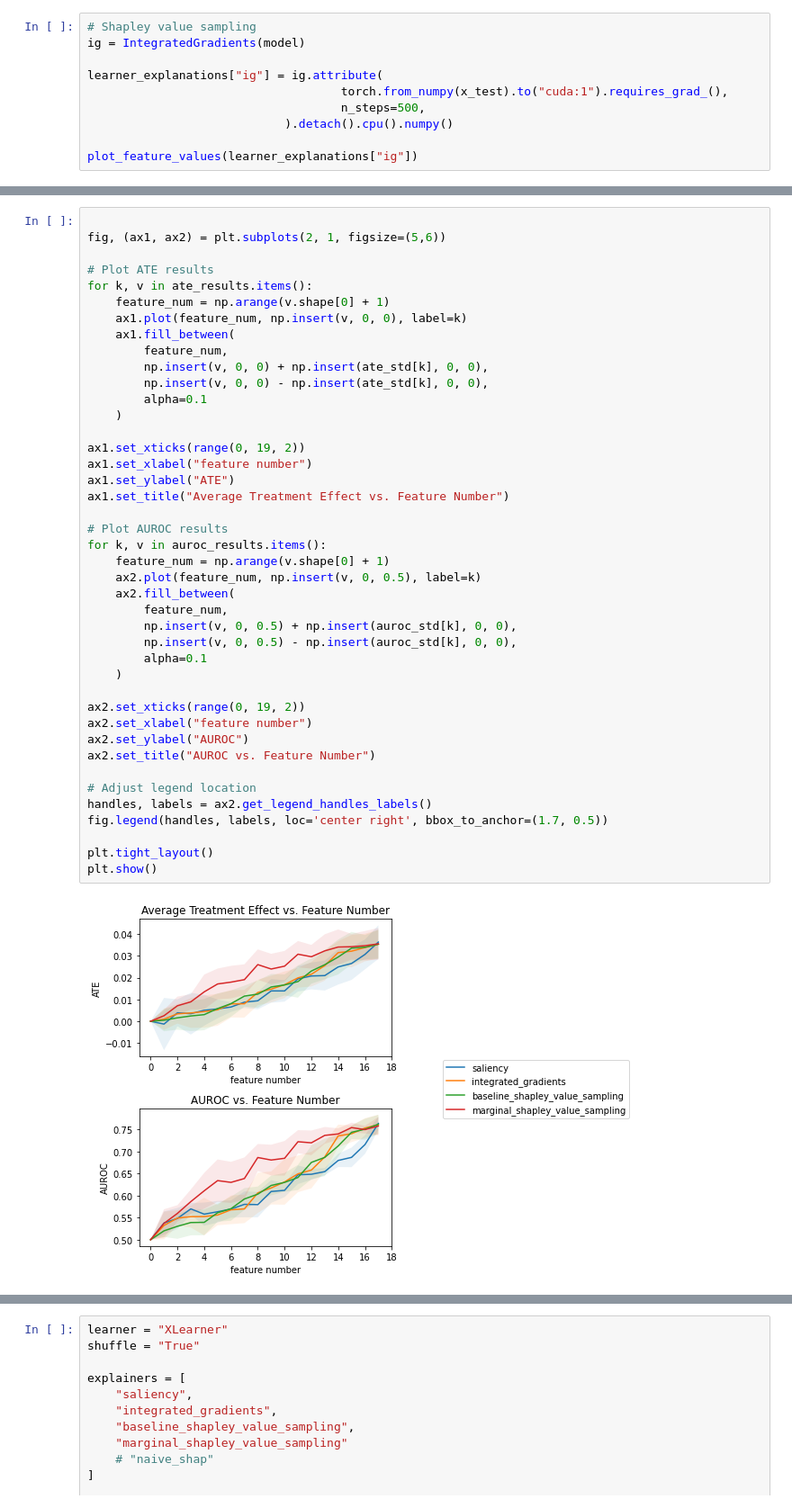
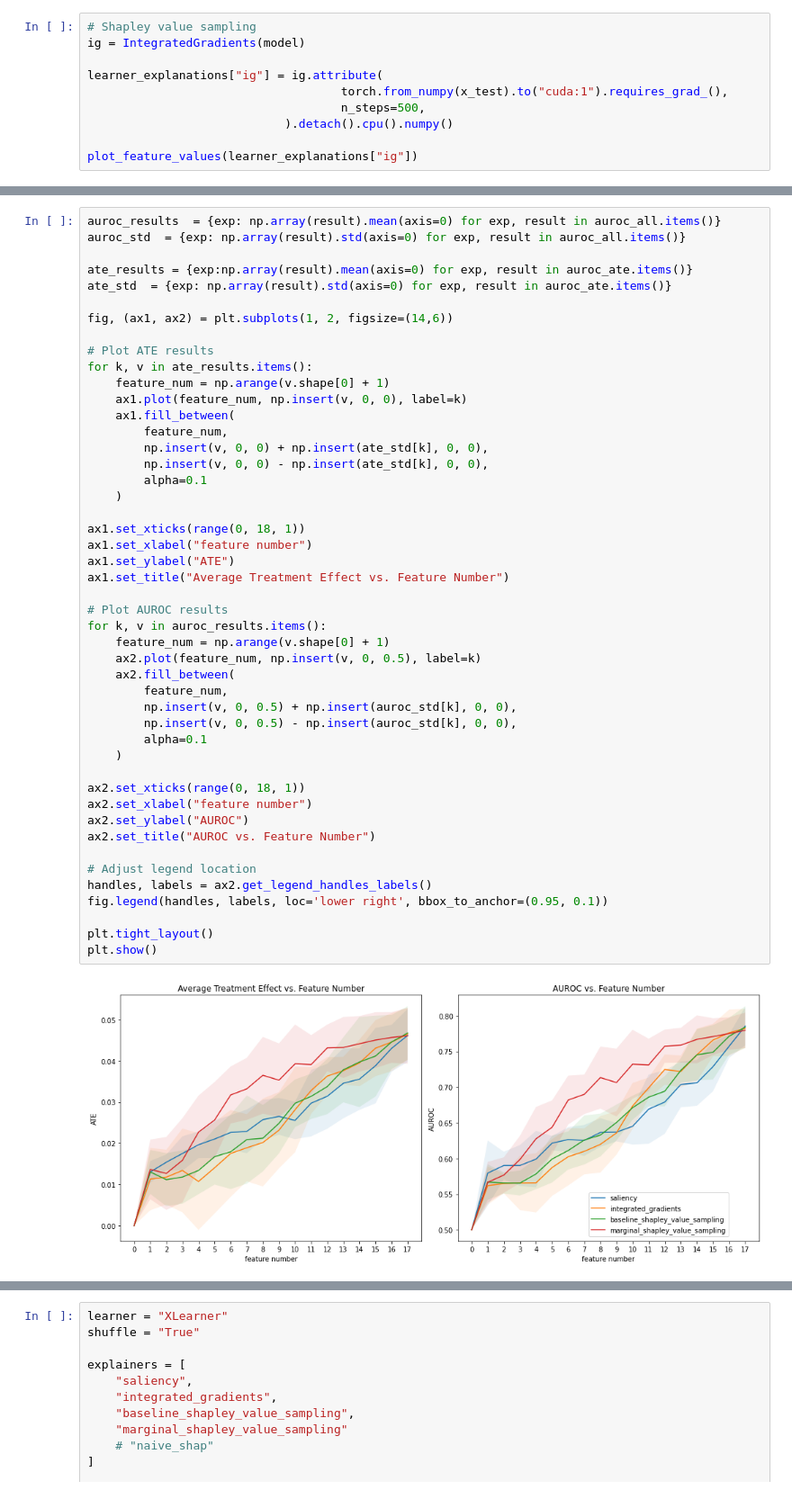
Before and after one commit to q8888620002/LIFT-XAI, a Jupyter notebook: ist3.ipynb, the cells around one changed output, grey strips where cells are left out. Shown at 90% size. Cells and saved outputs as stored; diff of their text form.

```diff
--- a/ist3.ipynb
+++ b/ist3.ipynb
@@ -1098,6 +1070,11 @@ ate_std  = {exp: np.array(result).std(axis=0) for exp, result in auroc_ate.items
 # %%
+auroc_results  = {exp: np.array(result).mean(axis=0) for exp, result in auroc_all.items()}
+auroc_std  = {exp: np.array(result).std(axis=0) for exp, result in auroc_all.items()}
 
-fig, (ax1, ax2) = plt.subplots(2, 1, figsize=(5,6))
+ate_results = {exp:np.array(result).mean(axis=0) for exp, result in auroc_ate.items()}
+ate_std  = {exp: np.array(result).std(axis=0) for exp, result in auroc_ate.items()}
+
+fig, (ax1, ax2) = plt.subplots(1, 2, figsize=(14,6))
 
 # Plot ATE results
 for k, v in ate_results.items():
@@ -1108,34 +1085,34 @@ for k, v in ate_results.items():
         np.insert(v, 0, 0) + np.insert(ate_std[k], 0, 0),
         np.insert(v, 0, 0) - np.insert(ate_std[k], 0, 0),
         alpha=0.1
     )
 
-ax1.set_xticks(range(0, 19, 2))
+ax1.set_xticks(range(0, 18, 1))
 ax1.set_xlabel("feature number")
 ax1.set_ylabel("ATE")
 ax1.set_title("Average Treatment Effect vs. Feature Number")
 
 # Plot AUROC results
 for k, v in auroc_results.items():
     feature_num = np.arange(v.shape[0] + 1)
     ax2.plot(feature_num, np.insert(v, 0, 0.5), label=k)
     ax2.fill_between(
         feature_num,
         np.insert(v, 0, 0.5) + np.insert(auroc_std[k], 0, 0),
         np.insert(v, 0, 0.5) - np.insert(auroc_std[k], 0, 0),
         alpha=0.1
     )
 
-ax2.set_xticks(range(0, 19, 2))
+ax2.set_xticks(range(0, 18, 1))
 ax2.set_xlabel("feature number")
 ax2.set_ylabel("AUROC")
 ax2.set_title("AUROC vs. Feature Number")
 
 # Adjust legend location
 handles, labels = ax2.get_legend_handles_labels()
-fig.legend(handles, labels, loc='center right', bbox_to_anchor=(1.7, 0.5))
+fig.legend(handles, labels, loc='lower right', bbox_to_anchor=(0.95, 0.1))
 
 plt.tight_layout()
 plt.show()
 # %% [output]
-[figure, old version]
+[figure, new version]
```
Also changed, not shown: parts of 3 cells of this notebook, 8 other files.
